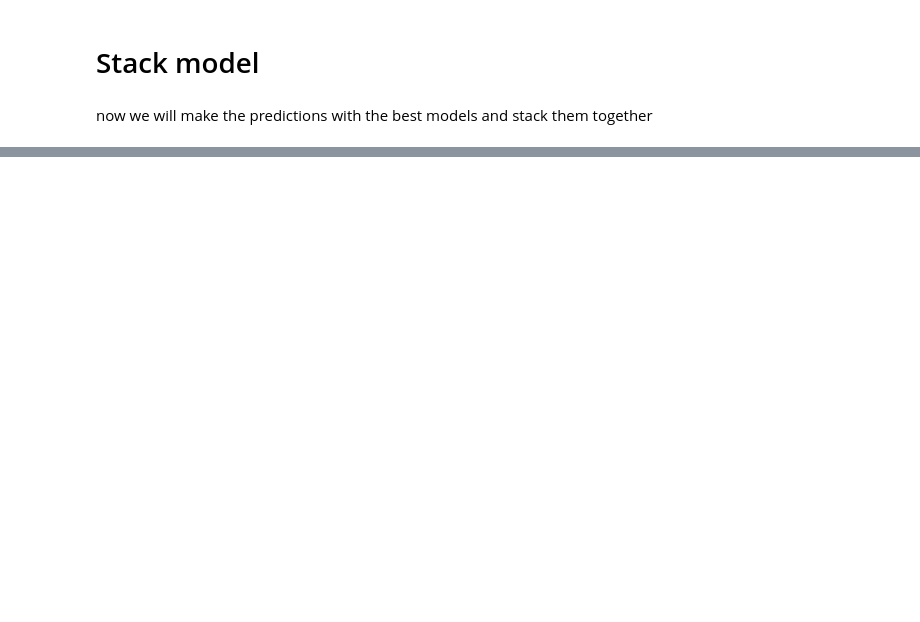
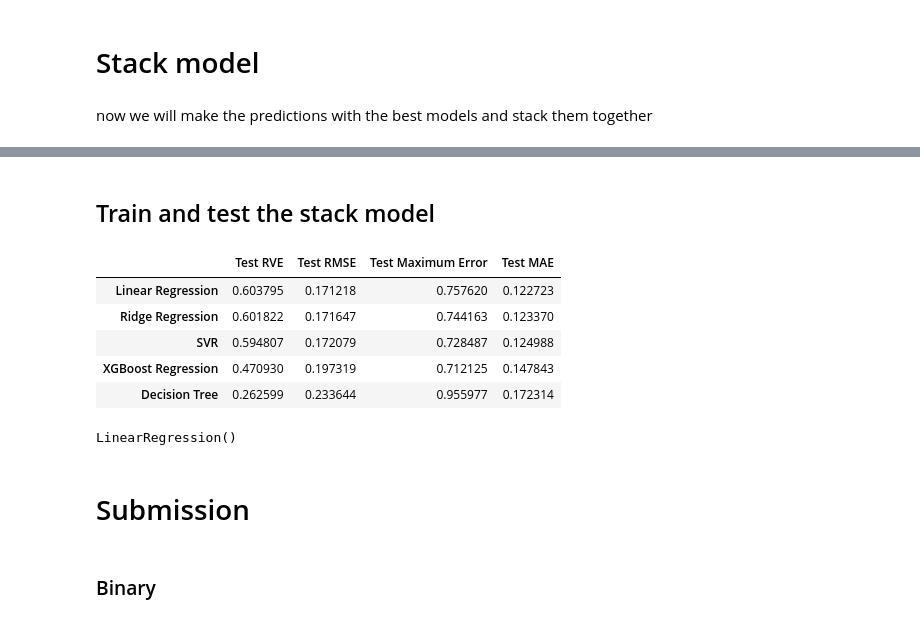
Before and after one commit to a59490/G23_ML_HA3, a Jupyter notebook: HA3G23.ipynb, the cells around one changed output, grey strips where cells are left out. Drawn from its saved outputs; the diff is of its cells as text; code cells hidden in the pictures; blank space fills up the shorter version.

```diff
--- a/HA3G23.ipynb
+++ b/HA3G23.ipynb
@@ -406,0 +469,12 @@ now we will make the predictions with the best models and stack them together
+# %%
+scaler=StandardScaler()
+X_train_float_stack = scaler.fit_transform(X_train_float_stack)
+X_test_float_stack = scaler.transform(X_test_float_stack)
+# %%
+model_float=ZeroInflatedRegressor(
+    classifier=LGBMClassifier(n_estimators=100, max_depth=None, random_state=23),
+    regressor=LGBMRegressor(n_estimators=100, max_depth=None, random_state=23)
+)
+
+model_float.fit(X_train_float_stack, y_train_float_stack)
+y_pred_float = model_float.predict(X_test_float_stack)
@@ -406,0 +494,29 @@ now we will make the predictions with the best models and stack them together
+# %%
+x_new=pd.concat([pd.DataFrame(y_pred_bin),pd.DataFrame(y_pred_float)],axis=1)
+x_new.columns=['Binary','Float']
+
+y_new=y_test_bin_stack.copy()
+# %% [markdown]
+## Train and test the stack model
+# %%
+x_train_stack, x_test_stack, y_train_stack, y_test_stack = train_test_split(x_new, y_new, test_size=0.3, random_state=23)
+# %%
+classifier = RandomForestClassifier(n_estimators=100, max_depth=None, random_state=23) # aqui pomos o melhor classifier que encontramos!!!!!!!!!!!!!
+stack_reg_results=regression_model_evaluation(x_train_stack, x_test_stack, y_train_stack, y_test_stack, models, classifier)
+stack_reg_results.sort_values(by='Test RVE',ascending=False, inplace=True)
+stack_reg_results.head(10)
+# %% [output]
+|  | Test RVE | Test RMSE | Test Maximum Error | Test MAE |
+| Linear Regression | 0.603795 | 0.171218 | 0.757620 | 0.122723 |
+| Ridge Regression | 0.601822 | 0.171647 | 0.744163 | 0.123370 |
+| SVR | 0.594807 | 0.172079 | 0.728487 | 0.124988 |
+| XGBoost Regression | 0.470930 | 0.197319 | 0.712125 | 0.147843 |
+| Decision Tree | 0.262599 | 0.233644 | 0.955977 | 0.172314 |
+# %%
+best_model=LinearRegression()
+
+best_model.fit(x_train_stack, y_train_stack)
+# %% [output]
+LinearRegression()
+# %% [markdown]
+# Submission
@@ -406,0 +537,2 @@ now we will make the predictions with the best models and stack them together
+# %% [markdown]
+### Binary
```
Also changed, not shown: parts of 19 cells of this notebook, 1 other file.
